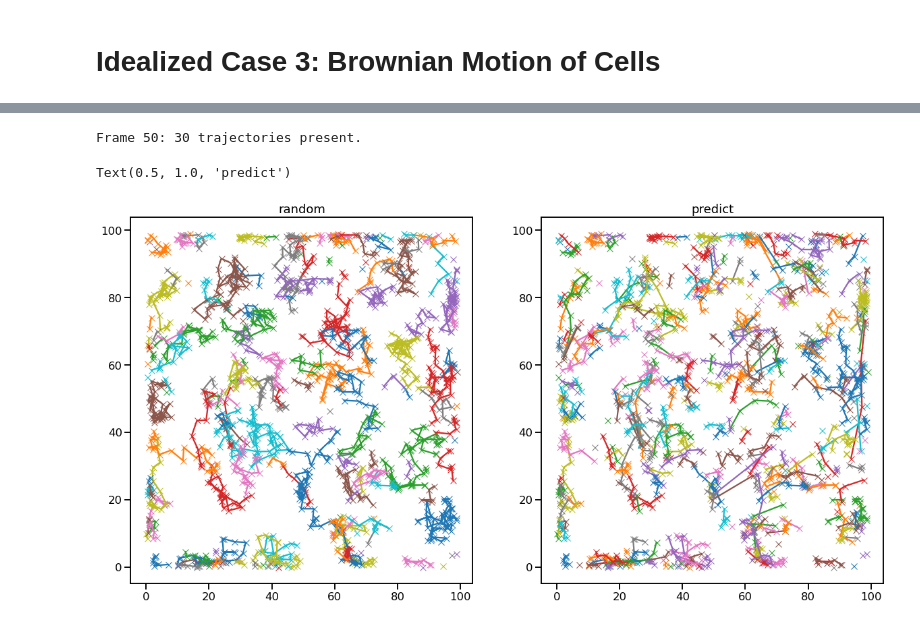
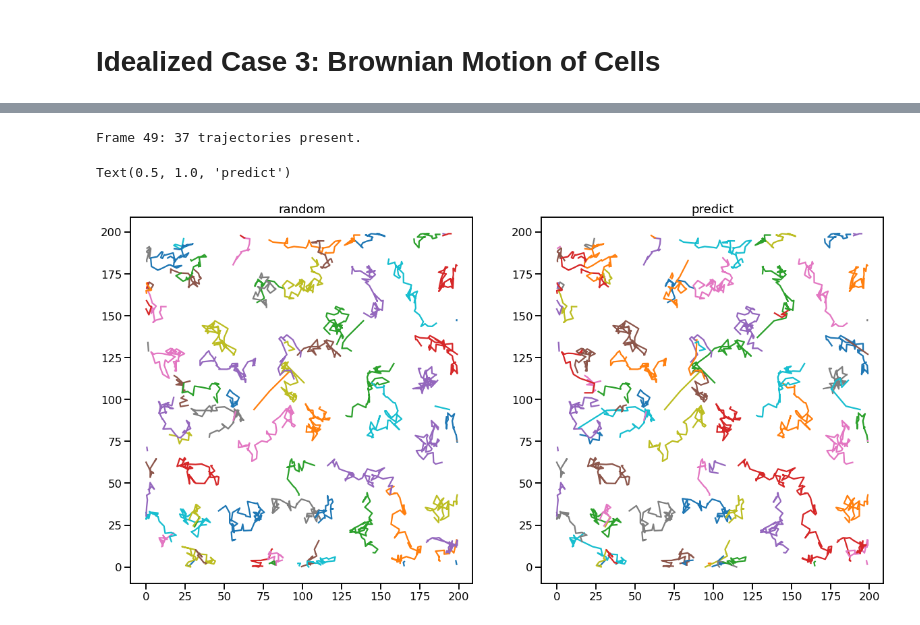
Before and after one commit to tobac-project/tobac-tutorials, a Jupyter notebook: tutorials/Basics/Idealized-Case-3_Brownian_Motion_of_Cells.ipynb, the cells around one changed output, grey strips where cells are left out. Drawn from its saved outputs; the diff is of its cells as text; code cells hidden in the pictures.

Commit message:
noise added, descricption started

```diff
--- a/tutorials/Basics/Idealized-Case-3_Brownian_Motion_of_Cells.ipynb
+++ b/tutorials/Basics/Idealized-Case-3_Brownian_Motion_of_Cells.ipynb
@@ -103,25 +127,23 @@ anim = FuncAnimation(fig, animate, frames = 50)
 # %%
-from scipy.ndimage import gaussian_filter
+N = 0
 
-N = 0
 while N < 51:
 
     if N == 0:
 
         features = create_brownian_features(np.random.random()*10, np.random.random()*10)
-        data = create_array_from_features(features) > 0.7
+        data = create_array_from_features(features)
         final_data = data
-        N = 1
+        N += 1
 
     else:
 
         features = create_brownian_features(np.random.random()*10, np.random.random()*10)
-        data = create_array_from_features(features) > 0.5
+        data = create_array_from_features(features)
 
-        if np.all(np.logical_xor(data, final_data) + np.logical_not(data) + np.logical_not(final_data)):
+        if np.all(np.logical_not(np.logical_and(data, final_data))):
 
             final_data = np.logical_or(final_data, data)
             N +=1
 
 final_data = np.array(final_data, dtype='float64')
-data = gaussian_filter(create_xarray(final_data), 0.35)
@@ -128,3 +152,8 @@ data = gaussian_filter(create_xarray(final_data), 0.35)
+# %%
+data = gaussian_filter(create_xarray(final_data), 0.4)
+noise = 0.2 * np.random.randn(*data.shape)
+# %%
+data += noise
 # %%
 from matplotlib.animation import FuncAnimation
 %matplotlib notebook
@@ -142,0 +175,9 @@ data = create_xarray(data)
+# %%
+%%capture
+
+dxy, dt = tobac.utils.get_spacings(data, grid_spacing = x_max/N_x)
+features = tobac.themes.tobac_v1.feature_detection_multithreshold(data,
+                                                                  dxy,
+                                                                  n_erosion_threshold=1,
+                                                                  threshold=0.5,
+                                                                  sigma_threshold=0.5)
@@ -143,8 +203,7 @@ data = create_xarray(data)
 # %%
 %matplotlib inline
 
-dxy, dt = tobac.utils.get_spacings(data, grid_spacing = x_max/50)
-features = tobac.themes.tobac_v1.feature_detection_multithreshold(data, dxy, threshold=0.1)
+
 #mask, features = tobac.themes.tobac_v1.segmentation(features, data, dxy, threshold=0.3)
 
 track1 = tobac.themes.tobac_v1.linking_trackpy(features,
@@ -153,7 +212,7 @@ track1 = tobac.themes.tobac_v1.linking_trackpy(features,
                                               dxy,
                                               d_max=1,
                                               method_linking='random',
-                                              subnetwork_size=30)
+                                              subnetwork_size=100)
 
 track2 = tobac.themes.tobac_v1.linking_trackpy(features,
                                               data,
@@ -161,41 +220,41 @@ track2 = tobac.themes.tobac_v1.linking_trackpy(features,
                                               dxy,
                                               d_max=1,
                                               method_linking='predict',
-                                              subnetwork_size=30)
+                                              subnetwork_size=100)
 
 fig, (ax1, ax2) = plt.subplots(ncols = 2, figsize = (20, 10))
 
 #ax1.imshow(blob[0], cmap = 'Greys', alpha = 0)
 #ax2.imshow(blob[0], cmap = 'Greys', alpha = 0)
 
 """for i, track_i in track1.groupby('cell'):
 
     track_i.plot.scatter(
         x="projection_x_coordinate",
         y="projection_y_coordinate",
         ax=ax1,
         marker="x",
         label="cell {0}".format(int(i)),
     ) """
 #ax1.legend()
 for i, track_i in track1.groupby('cell'):
     ax1.plot(track_i.sortby('frame')['hdim_2'],
              track_i.sortby('frame')['hdim_1'],
             label='cell {}'.format(int(i)),
-            marker ='x',
+            marker ='',
             linestyle='-')
 #ax2.legend()
 ax1.set_title('random')
 
 for i, track_i in track2.groupby('cell'):
     ax2.plot(track_i.sortby('frame')['hdim_2'],
              track_i.sortby('frame')['hdim_1'],
             label='cell {}'.format(int(i)),
-            marker ='x',
+            marker ='',
             linestyle='-')
 #ax2.legend()
 ax2.set_title('predict')
 # %% [output]
-Frame 50: 30 trajectories present.
+Frame 49: 37 trajectories present.
 Text(0.5, 1.0, 'predict')
-[figure, old version]
+[figure, new version]
```
Also changed, not shown: parts of 33 cells of this notebook, 1 other file.
